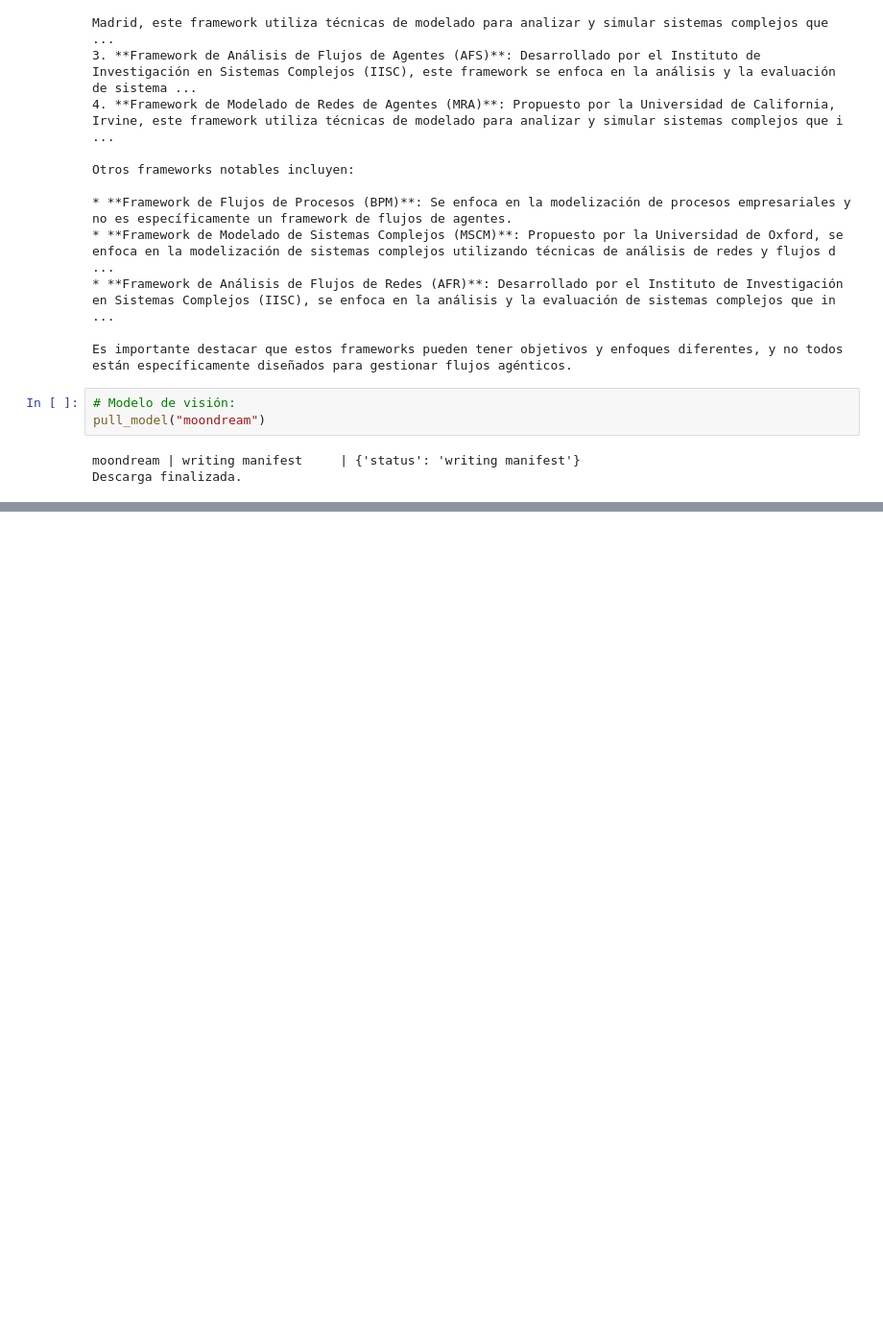
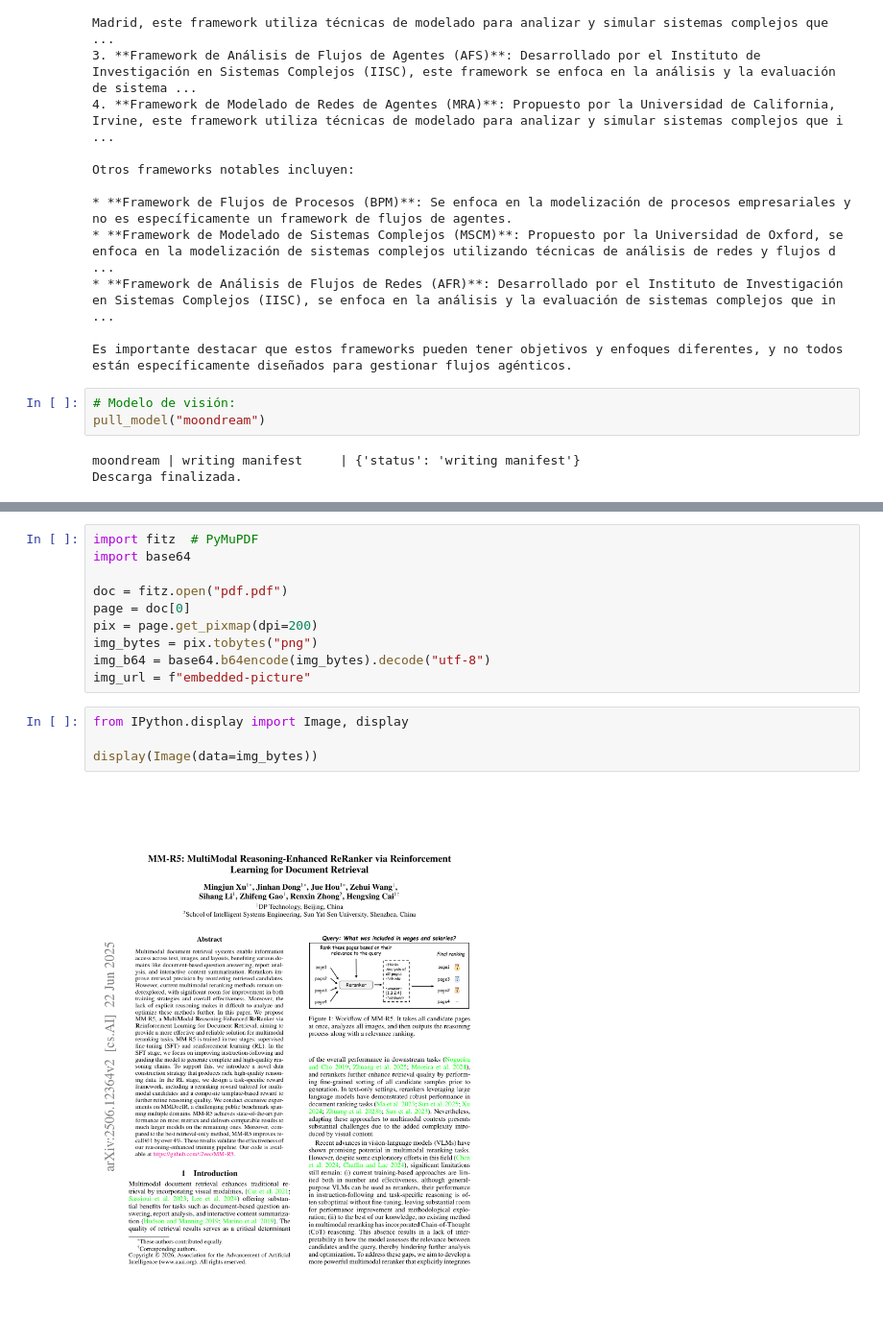
Before and after one commit to romarc98/Approaching_DS, a Jupyter notebook: 001_Connecting_a_LLM.ipynb, the cells around one changed output, grey strips where cells are left out. Shown at 96% size. Drawn from its saved outputs; the diff is of its cells as text; blank space fills up the shorter version.

```diff
--- a/001_Connecting_a_LLM.ipynb
+++ b/001_Connecting_a_LLM.ipynb
@@ -185,0 +237,16 @@ Descarga finalizada.
+# %%
+import fitz  # PyMuPDF
+import base64
+
+doc = fitz.open("pdf.pdf")
+page = doc[0]
+pix = page.get_pixmap(dpi=200)
+img_bytes = pix.tobytes("png")
+img_b64 = base64.b64encode(img_bytes).decode("utf-8")
+img_url = f"embedded-picture"
+# %%
+from IPython.display import Image, display
+
+display(Image(data=img_bytes))
+# %% [output]
+[figure, added]
```
Also changed, not shown: parts of 3 cells of this notebook, 2 other files.
